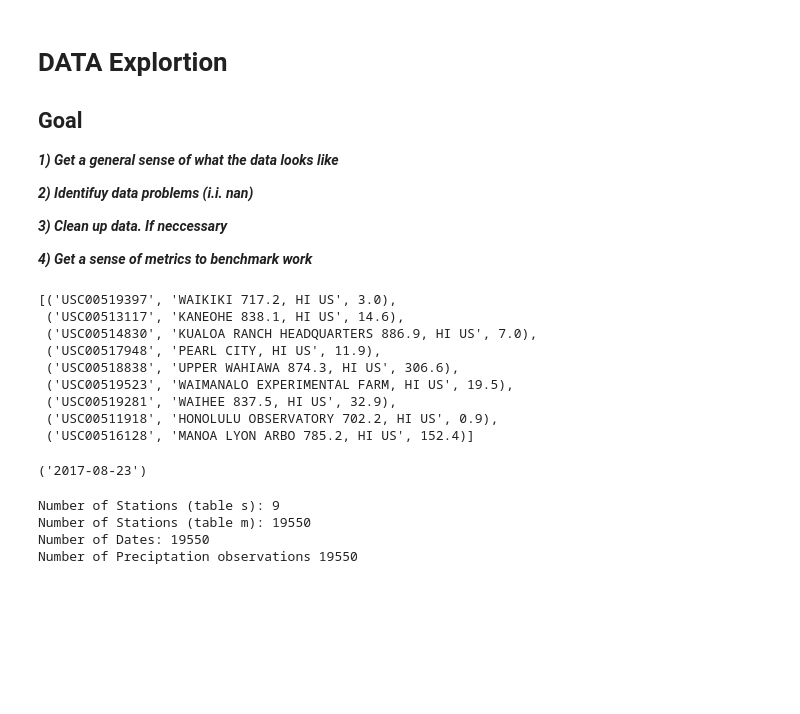
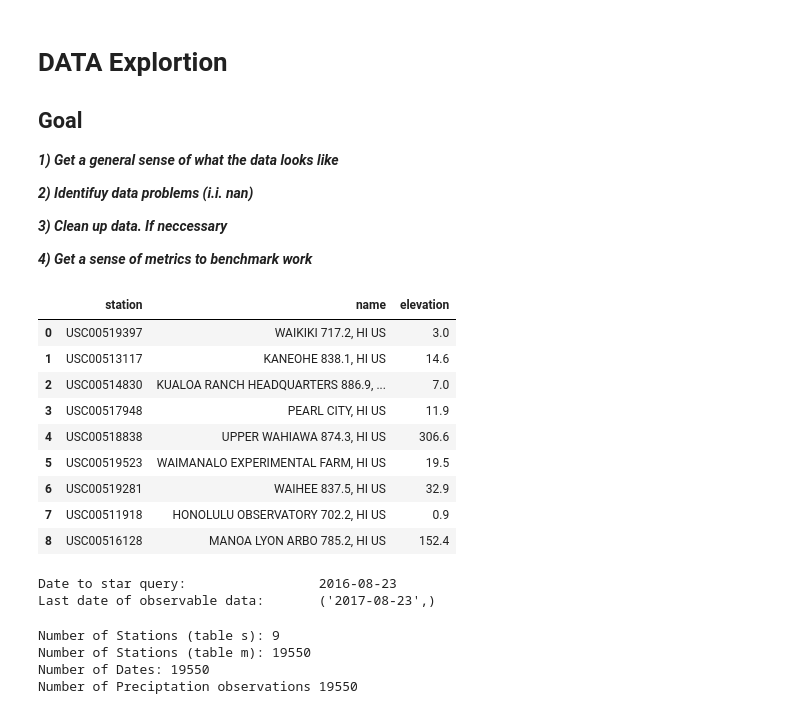
Before and after one commit to PHoogestraat/sqlalchemy-challenge_PH2020, a Jupyter notebook: Climate_1.ipynb, the cells around one changed output. Saved outputs shown, nothing was run; the diff lists cells and outputs as text; code cells hidden in the pictures; blank space fills up the shorter version.

```diff
--- a/Climate_1.ipynb
+++ b/Climate_1.ipynb
@@ -89,24 +124,34 @@ session = Session(bind=engine)
 ***4) Get a sense of metrics to benchmark work***
 # %%
 # Exploring data set
-session.query(STAT.station, STAT.name, STAT.elevation).all()
+station_id_data = session.query(STAT.station, STAT.name, STAT.elevation).all()
+station_id_df = pd.DataFrame(station_id_data)
+station_id_df
 # %% [output]
-[('USC00519397', 'WAIKIKI 717.2, HI US', 3.0),
- ('USC00513117', 'KANEOHE 838.1, HI US', 14.6),
- ('USC00514830', 'KUALOA RANCH HEADQUARTERS 886.9, HI US', 7.0),
- ('USC00517948', 'PEARL CITY, HI US', 11.9),
- ('USC00518838', 'UPPER WAHIAWA 874.3, HI US', 306.6),
- ('USC00519523', 'WAIMANALO EXPERIMENTAL FARM, HI US', 19.5),
- ('USC00519281', 'WAIHEE 837.5, HI US', 32.9),
- ('USC00511918', 'HONOLULU OBSERVATORY 702.2, HI US', 0.9),
- ('USC00516128', 'MANOA LYON ARBO 785.2, HI US', 152.4)]
+|  | station | name | elevation |
+| 0 | USC00519397 | WAIKIKI 717.2, HI US | 3.0 |
+| 1 | USC00513117 | KANEOHE 838.1, HI US | 14.6 |
+| 2 | USC00514830 | KUALOA RANCH HEADQUARTERS 886.9, ... | 7.0 |
+| 3 | USC00517948 | PEARL CITY, HI US | 11.9 |
+| 4 | USC00518838 | UPPER WAHIAWA 874.3, HI US | 306.6 |
+| 5 | USC00519523 | WAIMANALO EXPERIMENTAL FARM, HI US | 19.5 |
+| 6 | USC00519281 | WAIHEE 837.5, HI US | 32.9 |
+| 7 | USC00511918 | HONOLULU OBSERVATORY 702.2, HI US | 0.9 |
+| 8 | USC00516128 | MANOA LYON ARBO 785.2, HI US | 152.4 |
-# %%
-# Exploring dates
-# Finding last date
-last_day = session.query(MEASUR.date).order_by(MEASUR.date.desc()).first()
-last_day
-# %% [output]
-('2017-08-23')
+# %%
+# Exploring dates
+# Finding last date
+last_day = session.query(MEASUR.date).order_by(MEASUR.date.desc()).first()
+
+###########           Dates calculations                ############################
+# Query for the Dow closing price for `CSCO` 1 week before `2011-04-08` using the datetime library
+
+query_date = dt.date(2017, 8, 23) - dt.timedelta(days=365)
+print(f'Date to star query:                 {query_date}')
+print(f'Last date of observable data:       {last_day}')
+# %% [output]
+Date to star query:                 2016-08-23
+Last date of observable data:       ('2017-08-23',)
 # %%
 # Exploring Data set RAW DATA there are NAN
 date_count =  session.query(MEASUR.date).count()
```
Also changed, not shown: parts of 28 cells of this notebook.
